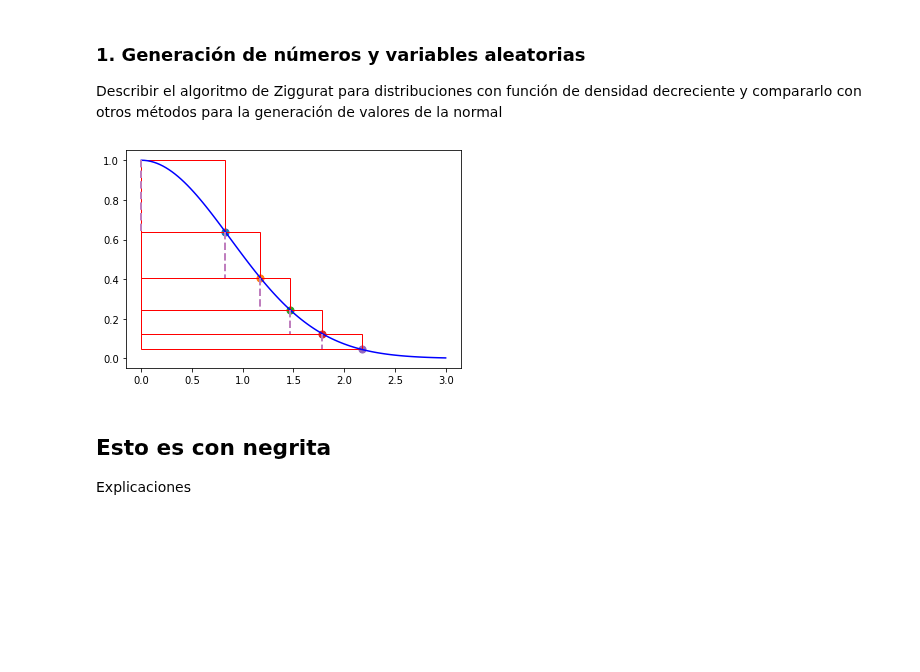
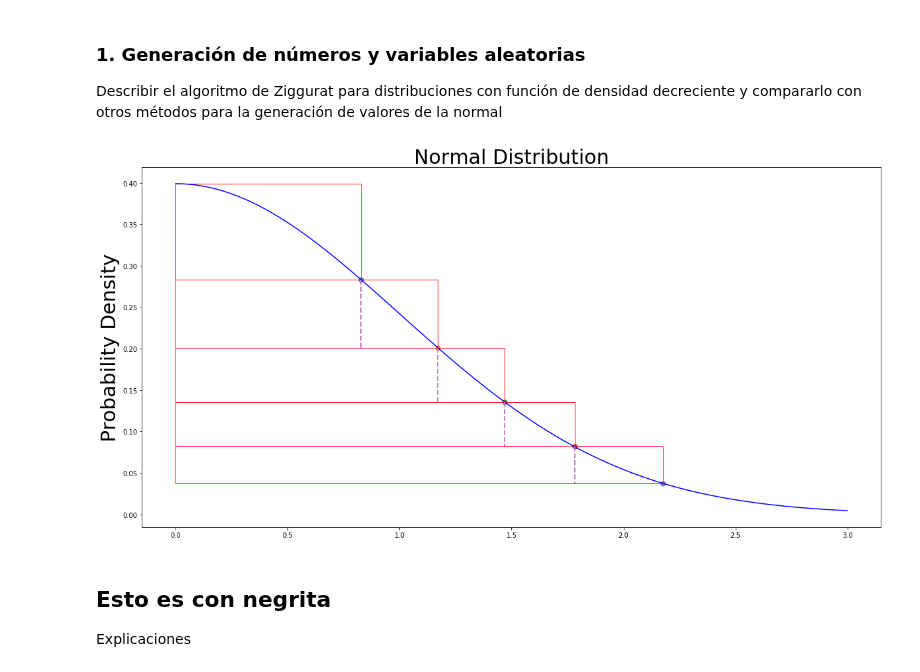
Before and after one commit to ZReKoJ/Ziggurat, a Jupyter notebook: ziggurat.ipynb, the cells around one changed output. Drawn from its saved outputs; the diff is of its cells as text; code cells hidden in the pictures; blank space fills up the shorter version.

```diff
--- a/ziggurat.ipynb
+++ b/ziggurat.ipynb
@@ -15,40 +19,47 @@ import numpy as np
 ### 1. Generación de	números y variables aleatorias
 Describir el algoritmo de Ziggurat para	distribuciones con función de densidad decreciente y compararlo	con	otros métodos para la generación de	valores	de la normal
 # %%
-def gaussian_probability_density_function(x, deviation):
-    return np.exp((-1 / 2) * ((x) / (deviation)) ** 2)
+def pdf_standard_normal_distribution(x):
+    return (1 / (np.sqrt(2 * np.pi))) * np.exp((x ** 2) / -2)
 # %%
 DOMAIN = 3
 N = 100
-SIZE = 50
+POINT_SIZE = 50
+TITLE_SIZE = 30
+FIGURE_SIZE = (20, 10)
 
 domain = np.linspace(0, DOMAIN, N) # return a domain from [0, 1] in 100 parts
-deviation = np.std(domain)
 
 divisions = [0, 0.8288, 1.1713, 1.4696, 1.7819, 2.1761]
 
-plt.plot(domain, list( # domain is the x axis and the rest y axis
+fig, ax = plt.subplots(figsize=(FIGURE_SIZE[0], FIGURE_SIZE[1]));
+
+# config
+ax.set_title('Normal Distribution', size = TITLE_SIZE);
+ax.set_ylabel('Probability Density', size = TITLE_SIZE);
+
+ax.plot(domain, list( # domain is the x axis and the rest y axis
     map(
-        lambda x: gaussian_probability_density_function(x, deviation),
+        lambda x: pdf_standard_normal_distribution(x),
         domain
     )
 ), color = 'b')
+currentAxis = plt.gca()
 
-currentAxis = plt.gca()
 for i in range(1, len(divisions)):
-    y = gaussian_probability_density_function(divisions[i], deviation) # calculate its y axis value
-    y_prev = gaussian_probability_density_function(divisions[i - 1], deviation) # calculate divisions i - 1 y axis value
+    y = pdf_standard_normal_distribution(divisions[i]) # calculate its y axis value
+    y_prev = pdf_standard_normal_distribution(divisions[i - 1]) # calculate divisions i - 1 y axis value
 
-    plt.scatter(divisions[i], y, s = SIZE) # draw point s is size
+    plt.scatter(divisions[i], y, s = POINT_SIZE) # draw point s is size
     rect = patches.Rectangle((0, y), divisions[i], y_prev - y, linewidth = 1, edgecolor = 'r', fill = None) # draw rectangle
     plt.plot([divisions[i - 1], divisions[i - 1]], [y_prev, y], color = '#BF7EBE', linewidth = 2, linestyle = 'dashed') # draw lines
 
     currentAxis.add_patch(rect) # add rectangle
 
 plt.show()
 plt.close()
 # %% [output]
-[figure, old version]
+[figure, new version]
 # %% [markdown]
 ## Esto es con negrita
 Explicaciones
```
Also changed, not shown: parts of 5 cells of this notebook.
